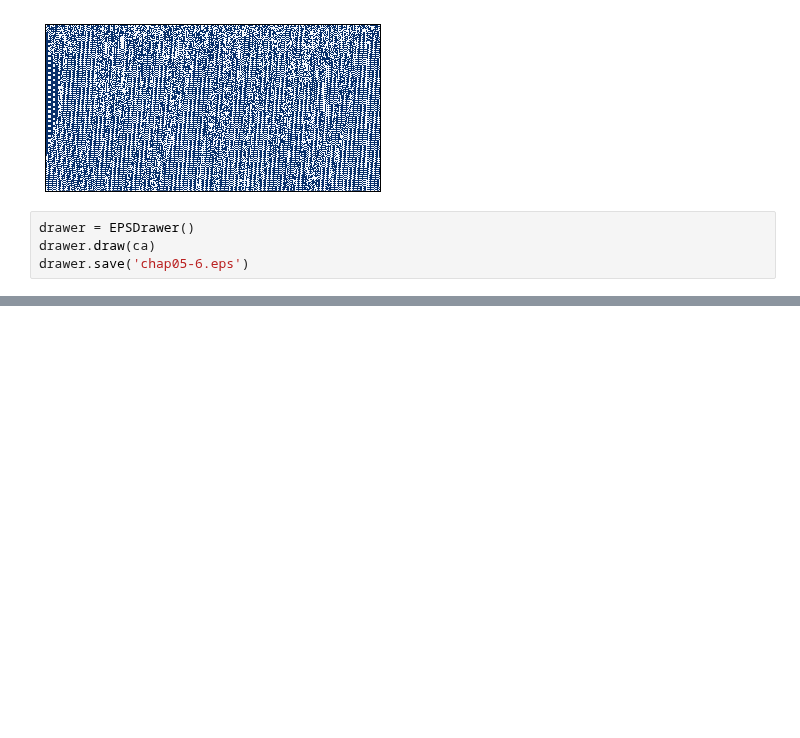
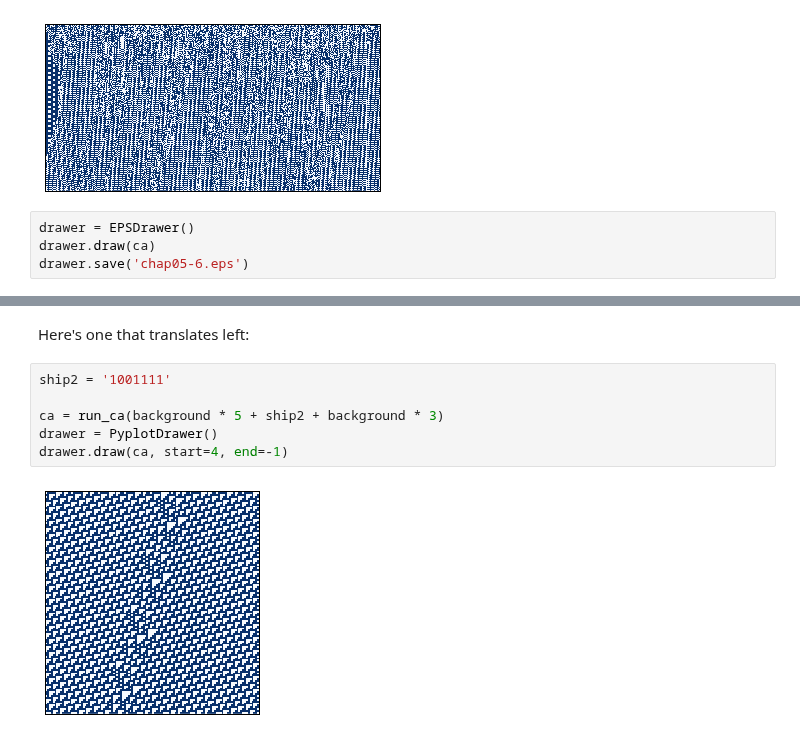
Before and after one commit to AllenDowney/ThinkComplexity2, a Jupyter notebook: code/chap05.ipynb, the cells around one changed output, grey strips where cells are left out. Drawn from its saved outputs; the diff is of its cells as text; blank space fills up the shorter version.

```diff
--- a/code/chap05.ipynb
+++ b/code/chap05.ipynb
@@ -437,0 +574,10 @@ drawer.save('chap05-6.eps')
+# %% [markdown]
+Here's one that translates left:
+# %%
+ship2 = '1001111'
+
+ca = run_ca(background * 5 + ship2 + background * 3)
+drawer = PyplotDrawer()
+drawer.draw(ca, start=4, end=-1)
+# %% [output]
+[figure, added]
```
Also changed, not shown: parts of 77 cells of this notebook.
